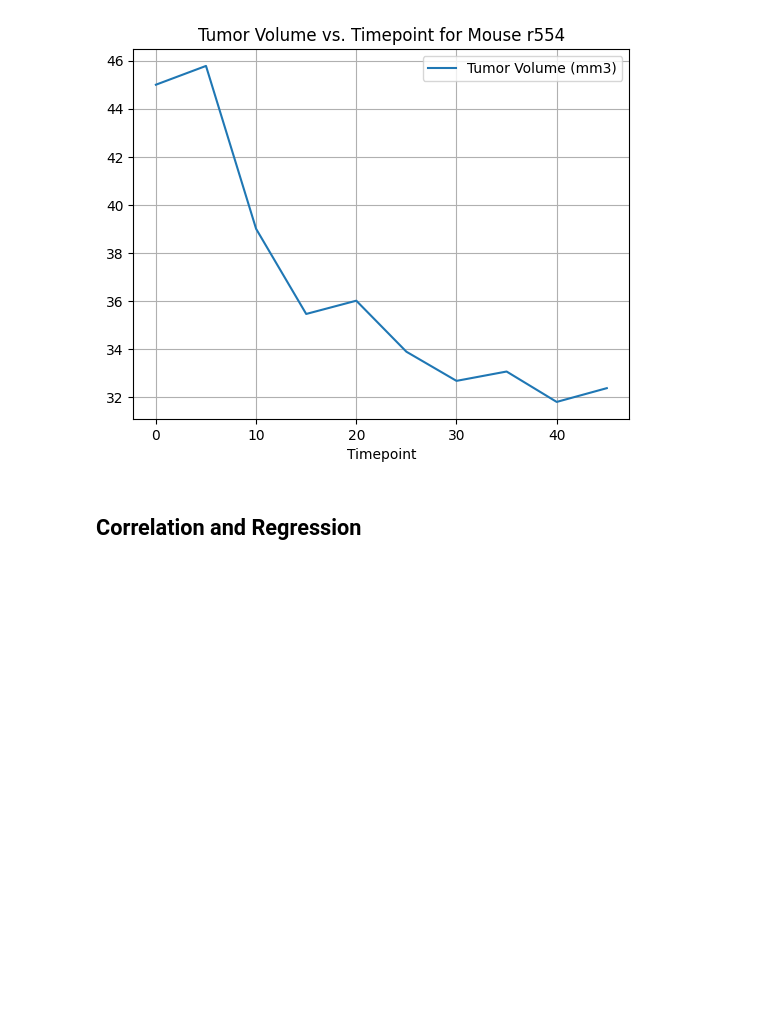
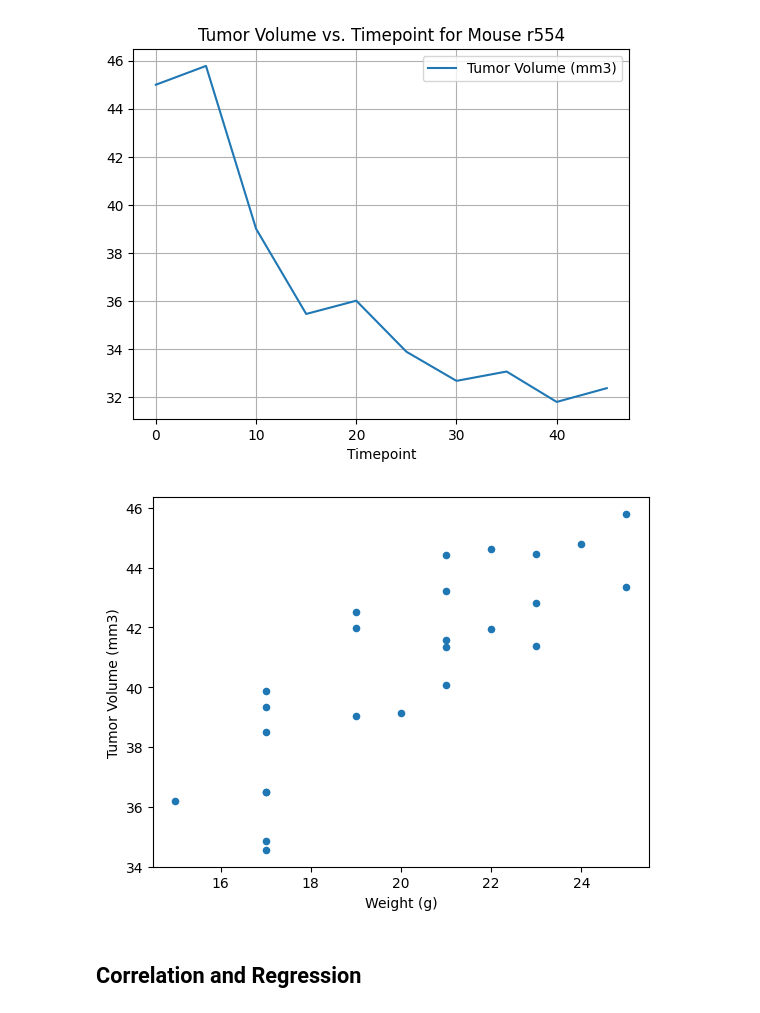
Before and after one commit to Damiomo/Drug-Analysis, a Jupyter notebook: pymaceuticals_starter.ipynb, the cells around one changed output. Saved outputs shown, nothing was run; the diff lists cells and outputs as text; code cells hidden in the pictures; blank space fills up the shorter version.

Commit message:
completed the drug treament analysis

```diff
--- a/pymaceuticals_starter.ipynb
+++ b/pymaceuticals_starter.ipynb
@@ -215,6 +215,10 @@ df[df['Mouse ID']=='r554'].plot('Timepoint', 'Tumor Volume (mm3)', grid=True, ti
 [figure]
 # %%
 # Generate a scatter plot of mouse weight vs. the average observed tumor volume for the entire Capomulin regimen
+weight_vs_tumor_df = df[df['Drug Regimen']=='Capomulin'].groupby('Mouse ID')[['Weight (g)', 'Tumor Volume (mm3)']].mean()
+weight_vs_tumor_df.plot.scatter('Weight (g)', 'Tumor Volume (mm3)');
+# %% [output]
+[figure, added]
 # %% [markdown]
 ## Correlation and Regression
 # %%
```
Also changed, not shown: parts of 1 cell of this notebook, 2 other files.
